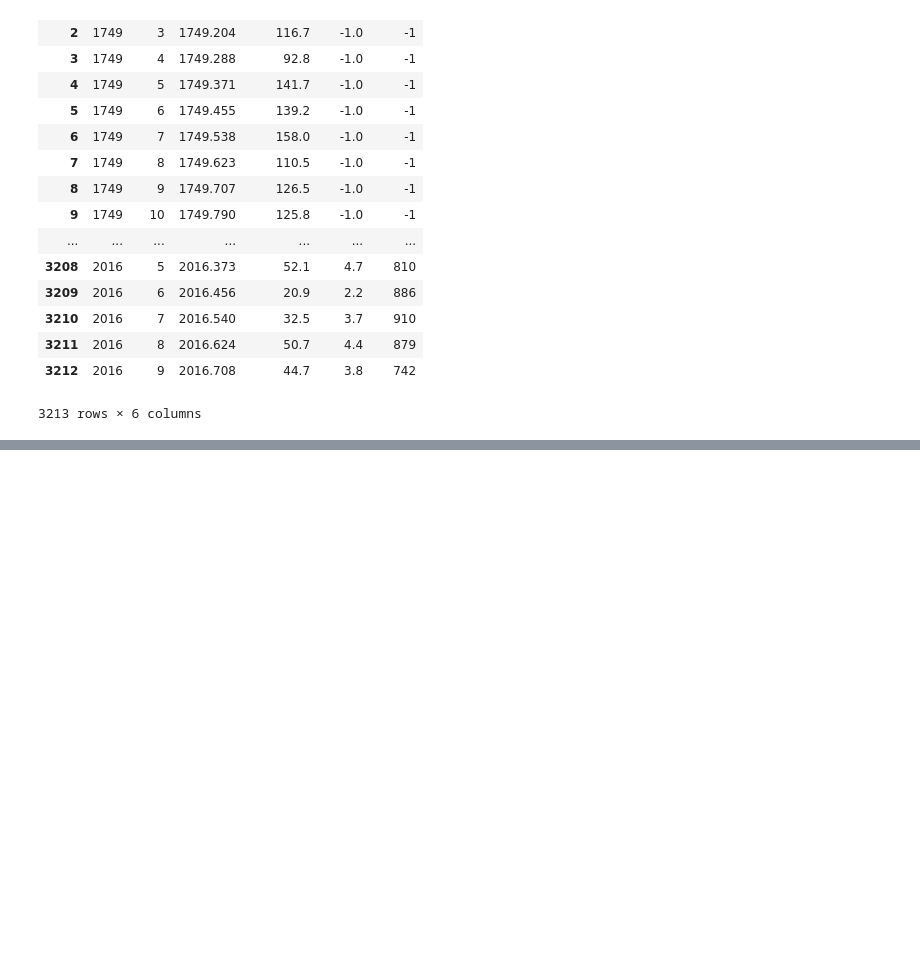
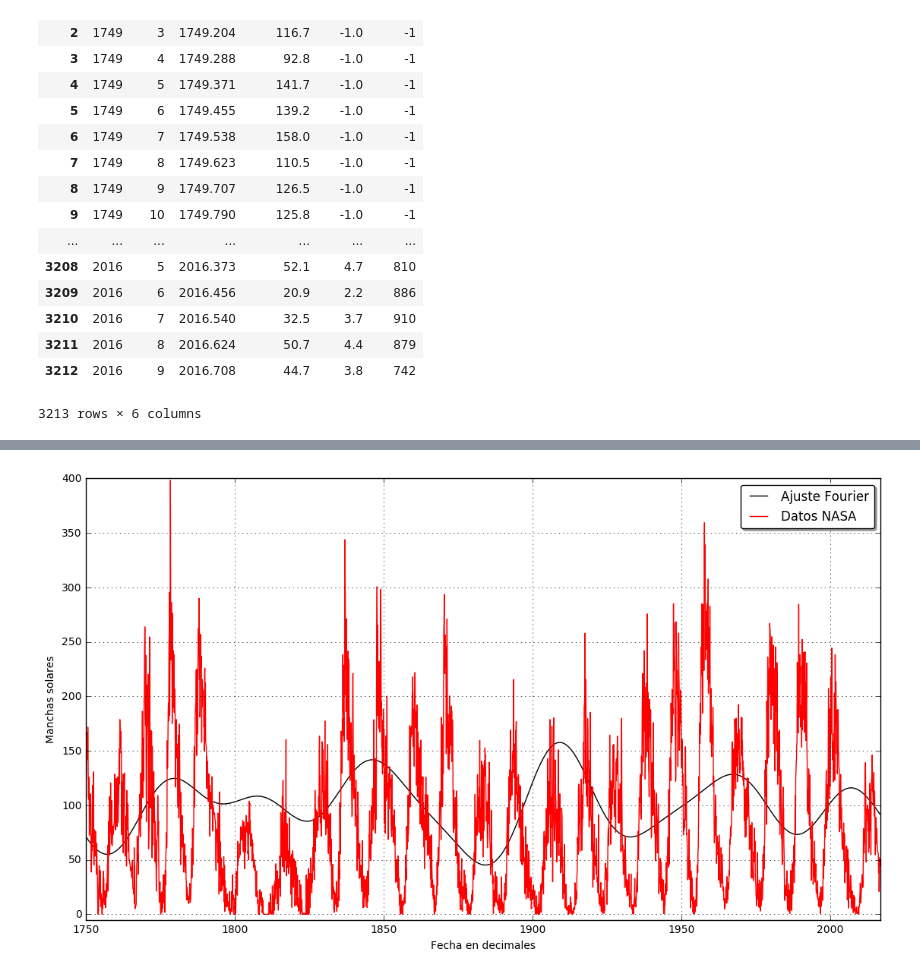
Before and after one commit to nayo666/computacional1, a Jupyter notebook: Eval2/eval2(1).ipynb, the cells around one changed output, grey strips where cells are left out. Drawn from its saved outputs; the diff is of its cells as text; code cells hidden in the pictures; blank space fills up the shorter version.

```diff
--- a/Eval2/eval2(1).ipynb
+++ b/Eval2/eval2(1).ipynb
@@ -76,0 +196,91 @@ TypeError: slice indices must be integers or None or have an __index__ method
+# %%
+#valores
+A20 = 9.47297411e+00
+n20 = 1.76822430e+00
+A19 = 9.56882154e+00
+n19 = 8.22429907e-02
+A18 = 1.01492101e+01
+n18 = 1.85046729e+00
+A17= 1.01682932e+01
+n17=4.02990654e+00
+A16= 1.12159511e+01
+n16=4.11214953e-01
+A15 = 1.13405256e+01
+n15 = 2.38504673e+00
+A14= 1.14610120e+01
+n14= 1.64485981e-01
+A13= 1.23498412e+01
+n13 = 2.09719626e+00
+A12= 1.26781287e+01
+n12 = 1.52149533e+00
+A11= 1.28866940e+01
+n11 = 2.46728972e+00
+A25 = 8.51428545e+00
+n25 = 1.02803738e+00
+A24 = 8.75195730e+00
+n24 = 2.63177570e+00
+A23 = 8.87041427e+00
+n23 = 2.30280374e+00
+A22 = 9.02841767e+00
+n22 = 1.60373832e+00
+A21= 9.19380164e+00
+n21 = 1.48037383e+00
+#coeficientes de amplitud
+A0 = 1.65898755e+02/2
+A1 = 3.37184643e+01
+A2 = 3.01312952e+01
+A3 = 2.60238413e+01
+A4 = 2.25150056e+01
+A5 = 2.15183589e+01
+A6 = 2.02882331e+01
+A7 = 1.45679271e+01
+A8 = 1.52142842e+01
+A9 = 1.66931548e+01
+A10 = 1.86400334e+01
+#definir periodos
+T1 = 132/n1
+T2 = 132/n2
+T3 = 132/n3
+T4 = 132/n4
+T5 = 132/n5
+T6 = 132/n6
+T7 = 132/n7
+T8 = 132/n8
+T9 = 132/n9
+T10 = 132/n10
+T11 = 132/n11
+T12 = 132/n12
+T13 = 132/n13
+T14 = 132/n14
+T15 = 132/n15
+T16 = 132/n16
+T17 = 132/n17
+T18 = 132/n18
+T19 = 132/n19
+T20 = 132/n20
+T21 = 132/n21
+T22 = 132/n22
+T23 = 132/n23
+T24 = 132/n24
+T25 = 132/n25
+
+def f(t):
+ return A0 + (A1)*np.sin(2*np.pi*t/T1)  + (A2)*np.sin(2*np.pi*t/T2) + (A3)*np.sin(2*np.pi*t/T3) + (A4)*np.sin(2*np.pi*t/T4) + (A5)*np.sin(2*np.pi*t/T5) + (A6)*np.sin(2*np.pi*t/T6) + (A7)*np.sin(2*np.pi*t/T7) + (A8)*np.sin(2*np.pi*t/T8) + (A9)*np.sin(2*np.pi*t/T9) + (A10)*np.sin(2*np.pi*t/T10)  + (A11)*np.sin(2*np.pi*t/T11) + (A12)*np.sin(2*np.pi*t/T12) + (A13)*np.sin(2*np.pi*t/T13) + (A14)*np.sin(2*np.pi*t/T14) + (A15)*np.sin(2*np.pi*t/T15) + (A16)*np.sin(2*np.pi*t/T16)  + (A17)*np.sin(2*np.pi*t/T17)  + (A18)*np.sin(2*np.pi*t/T18)  + (A19)*np.sin(2*np.pi*t/T19)  + (A20)*np.sin(2*np.pi*t/T20) + (A21)*np.sin(2*np.pi*t/T21) + (A22)*np.sin(2*np.pi*t/T22) + (A23)*np.sin(2*np.pi*t/T23) + (A24)*np.sin(2*np.pi*t/T24) + (A25)*np.sin(2*np.pi*t/T25)
+
+#interpolar la funcion
+
+fig = mplt.gcf()
+fig.set_size_inches(13.5, 7.5)
+
+mplt.plot(df[u'añodec'], f(df[u'añodec']), c='black', label='Ajuste Fourier')
+mplt.plot(df[u'añodec'], df['manchas'], c='red', label='Datos NASA')
+
+mplt.xlim([1750, 2017])
+mplt.ylim([-5, 400])
+
+mplt.ylabel('Manchas solares')
+mplt.xlabel('Fecha en decimales')
+mplt.legend(fancybox=True, shadow=True)
+mplt.grid(True)
+# %% [output]
+[figure, added]
```
Also changed, not shown: parts of 18 cells of this notebook, 4 other files.
